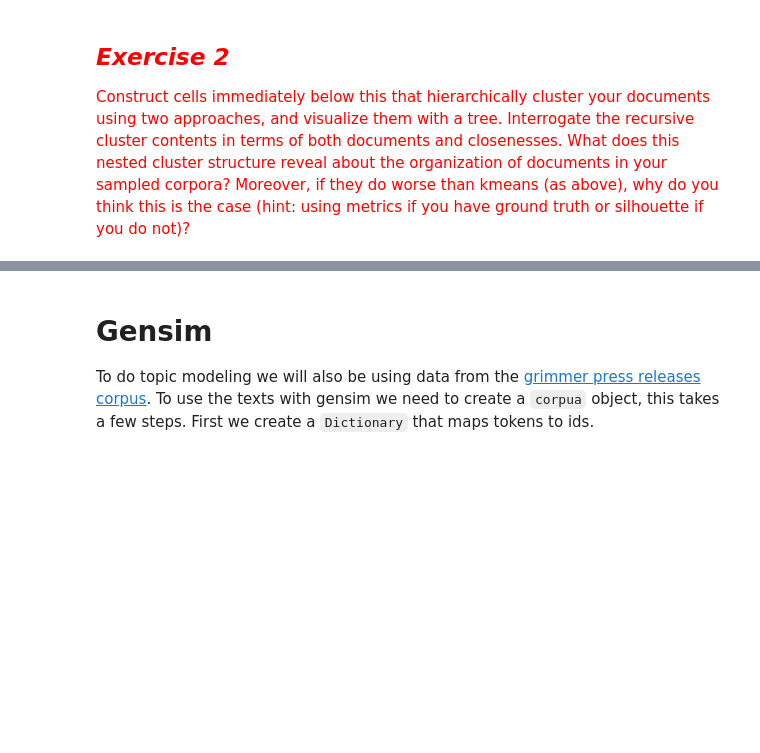
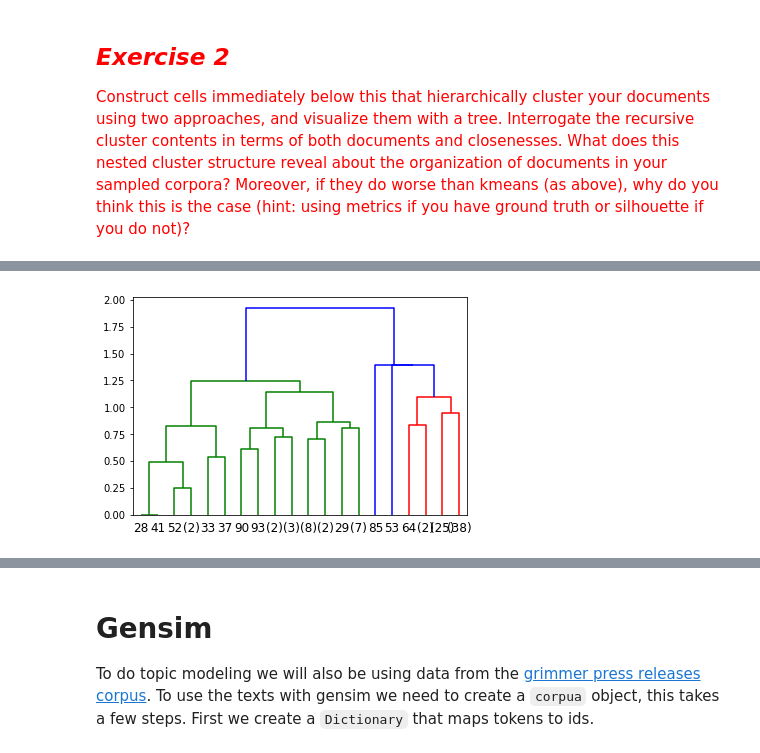
Before and after one commit to xywu-soc/content-analysis-2018, a Jupyter notebook: 3-Clustering-and-Topic-Modeling/3-Clustering-and-Topic-Modeling.ipynb, the cells around one changed output, grey strips where cells are left out. Saved outputs shown, nothing was run; the diff lists cells and outputs as text; code cells hidden in the pictures; blank space fills up the shorter version.

```diff
--- a/3-Clustering-and-Topic-Modeling/3-Clustering-and-Topic-Modeling.ipynb
+++ b/3-Clustering-and-Topic-Modeling/3-Clustering-and-Topic-Modeling.ipynb
@@ -879,0 +1003,5 @@ As we only used one senator for this there isn't any point in looking at the met
+# %%
+# Truncate the tree, see which is easier to look at
+music_truncdendDat = scipy.cluster.hierarchy.dendrogram(music_linkage_matrix, p=4, truncate_mode='level', get_leaves=True)
+# %% [output]
+[figure, added]
```
Also changed, not shown: parts of 21 cells of this notebook.
